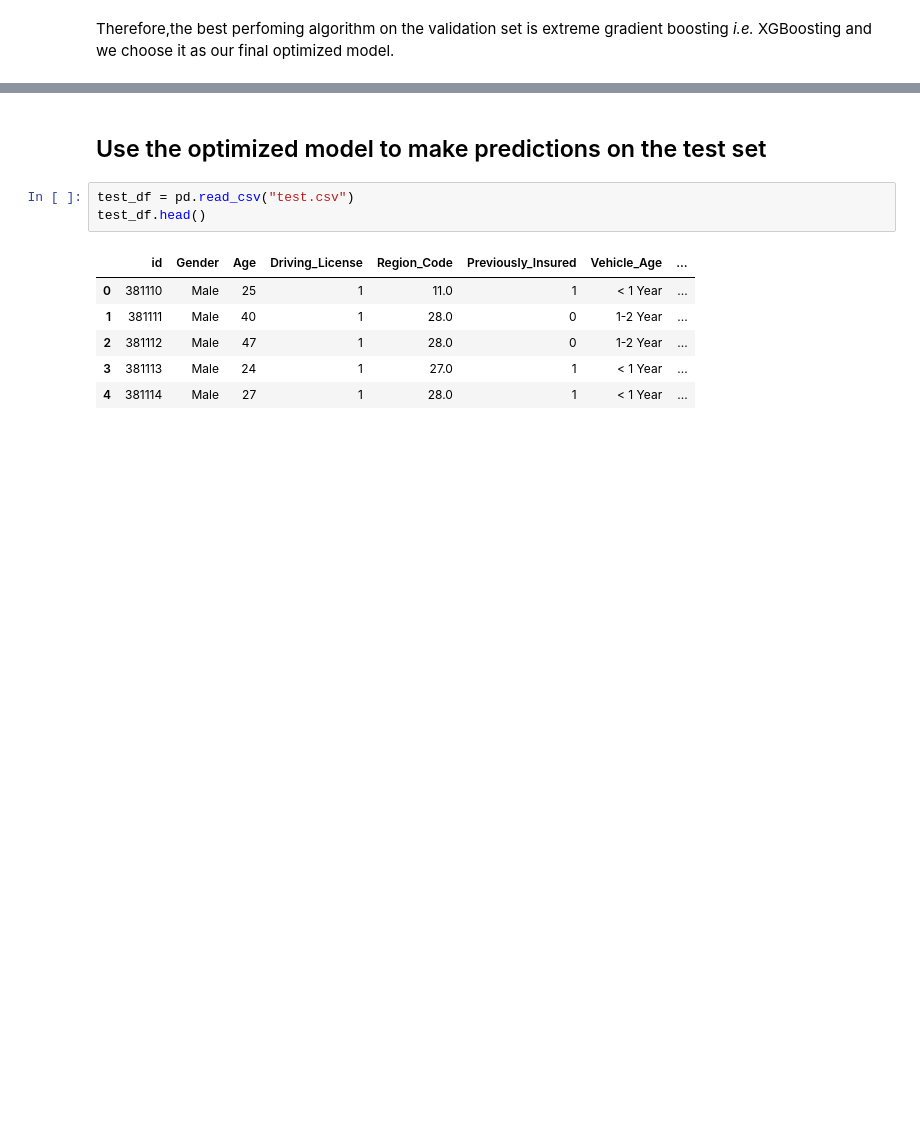
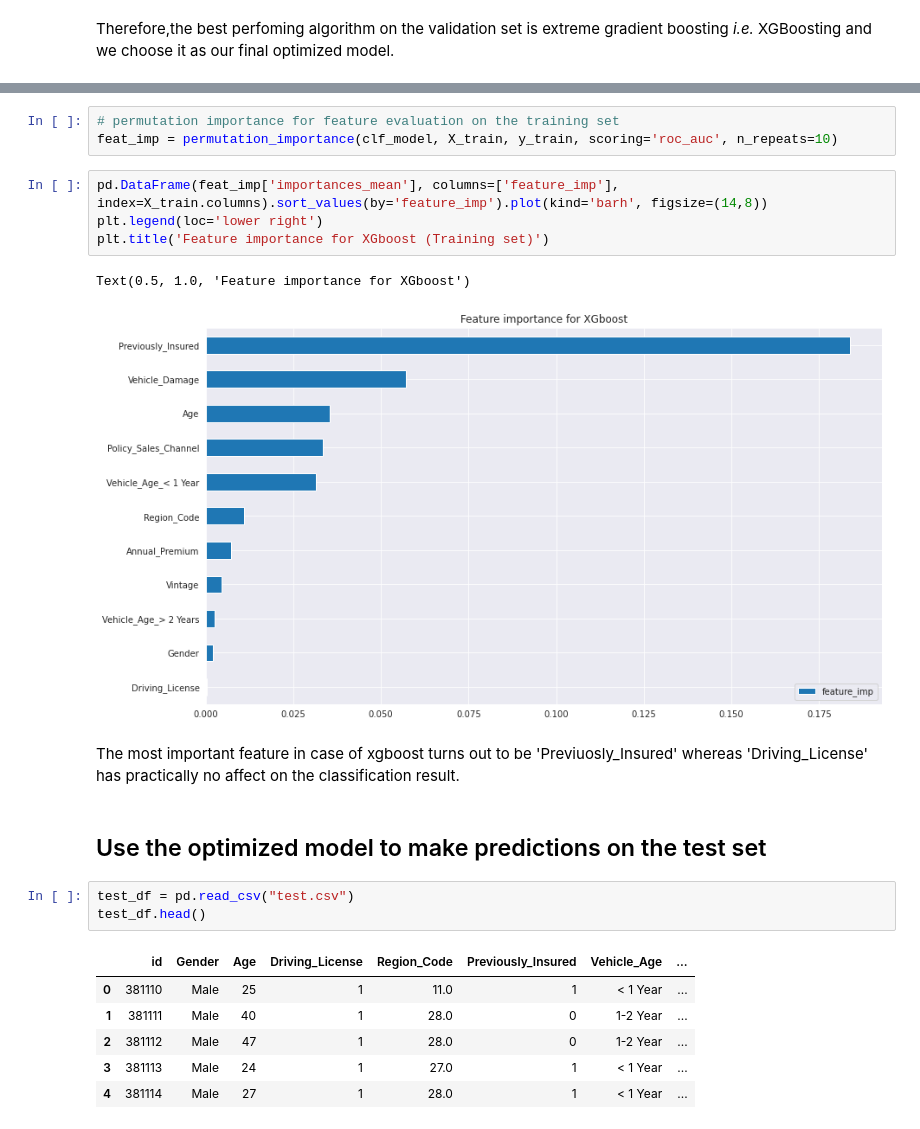
Before and after one commit to nabanitarimpi/Health-insurance-sell-prediction, a Jupyter notebook: health_insurance.ipynb, the cells around one changed output, grey strips where cells are left out. Drawn from its saved outputs; the diff is of its cells as text; blank space fills up the shorter version.

```diff
--- a/health_insurance.ipynb
+++ b/health_insurance.ipynb
@@ -759,3 +727,15 @@ Therefore,the best perfoming algorithm on the validation set is extreme gradient
+# %%
+# permutation importance for feature evaluation on the training set
+feat_imp = permutation_importance(clf_model, X_train, y_train, scoring='roc_auc', n_repeats=10)
+# %%
+pd.DataFrame(feat_imp['importances_mean'], columns=['feature_imp'], index=X_train.columns).sort_values(by='feature_imp').plot(kind='barh', figsize=(14,8))
+plt.legend(loc='lower right')
+plt.title('Feature importance for XGboost (Training set)')
+# %% [output]
+Text(0.5, 1.0, 'Feature importance for XGboost')
+[figure, added]
+# %% [markdown]
+The most important feature in case of xgboost turns out to be 'Previuosly_Insured' whereas 'Driving_License' has practically no affect on the classification result.
 # %% [markdown]
 ## Use the optimized model to make predictions on the test set
 # %%
```
Also changed, not shown: parts of 17 cells of this notebook.
